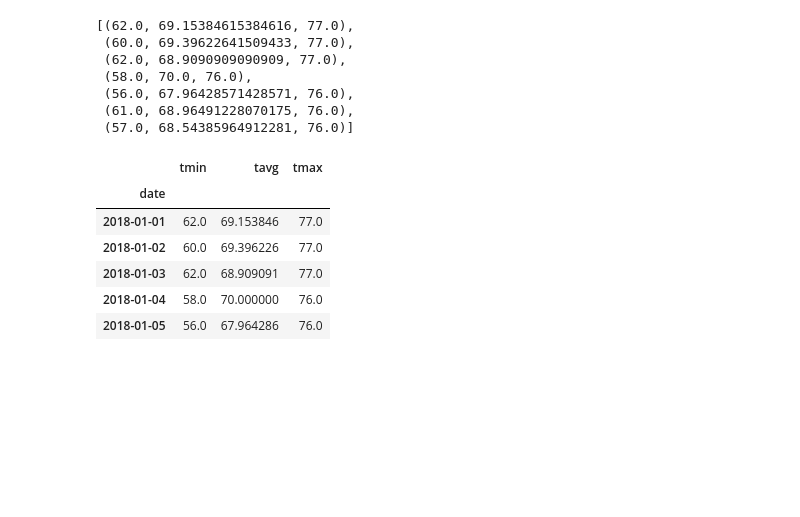
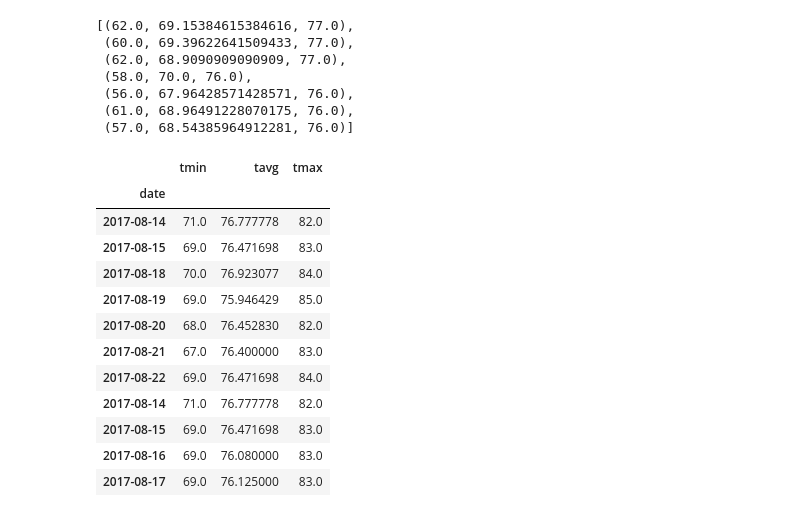
Before and after one commit to UncleBacon/sqlalchemy-challenge, a Jupyter notebook: Instructions/climate_starter.ipynb, the cells around one changed output. Saved outputs shown, nothing was run; the diff lists cells and outputs as text; code cells hidden in the pictures; blank space fills up the shorter version.

```diff
--- a/Instructions/climate_starter.ipynb
+++ b/Instructions/climate_starter.ipynb
@@ -298,8 +293,8 @@ def daily_normals(date):
 
     """
 
-    sel = [func.min(Measurement.tobs), func.avg(Measurement.tobs), func.max(Measurement.tobs)]
-    return session.query(*sel).filter(func.strftime("%m-%d", Measurement.date) == date).all()
+    sel = [func.min(measurement.tobs), func.avg(measurement.tobs), func.max(measurement.tobs)]
+    return session.query(*sel).filter(func.strftime("%m-%d", measurement.date) == date).all()
 
 daily_normals("01-01")
 # %% [output]
@@ -310,19 +305,24 @@ daily_normals("01-01")
 normals = []
 
 # Set the start and end date of the trip
-start_date = max_date
-end_date =  year_ago
+
+start_date = datetime.strptime(max_date, '%Y-%m-%d').date()
+end_date =  start_date - dt.timedelta(days=10)
 
 # Use the start and end date to create a range of dates
 dates = session.query(measurement.date).filter(measurement.date<start_date).filter(measurement.date>end_date).all()
 
-# Stip off the year and save a list of %m-%d strings
 
-for date in dates:
-#     dates2 = datetime.strptime(date, '%m-%d').date()
-    print(datetime.strptime(date, '%m-%d').date())
+# Strip off the year and save a list of %m-%d strings
 
+datez = [date[0] for date in dates]
+
+for date in datez:
+    x = datetime.strptime(date,'%Y-%m-%d')
+    normals.append(daily_normals(x.strftime('%m-%d')))
 
 
 # Loop through the list of %m-%d strings and calculate the normals for each date
+
+normals
 # %% [output]
@@ -349,11 +365,30 @@ TypeError: strptime() argument 1 must be str, not result
  (57.0, 68.54385964912281, 76.0)]
 # %%
 # Load the previous query results into a Pandas DataFrame and add the `trip_dates` range as the `date` index
+
+tmin = [x[0][0] for x in normals]
+tavg = [x[0][1] for x in normals]
+tmax = [x[0][2] for x in normals]
+
+data = {'date':datez,
+       'tmin':tmin,
+       'tavg':tavg,
+       'tmax':tmax}
+df = pd.DataFrame(data).set_index('date')
+
+df2 = df[0:11]
+df2
 # %% [output]
 |  | tmin | tavg | tmax |
 | date |  |  |  |
-| 2018-01-01 | 62.0 | 69.153846 | 77.0 |
-| 2018-01-02 | 60.0 | 69.396226 | 77.0 |
-| 2018-01-03 | 62.0 | 68.909091 | 77.0 |
-| 2018-01-04 | 58.0 | 70.000000 | 76.0 |
-| 2018-01-05 | 56.0 | 67.964286 | 76.0 |
+| 2017-08-14 | 71.0 | 76.777778 | 82.0 |
+| 2017-08-15 | 69.0 | 76.471698 | 83.0 |
+| 2017-08-18 | 70.0 | 76.923077 | 84.0 |
+| 2017-08-19 | 69.0 | 75.946429 | 85.0 |
+| 2017-08-20 | 68.0 | 76.452830 | 82.0 |
+| 2017-08-21 | 67.0 | 76.400000 | 83.0 |
+| 2017-08-22 | 69.0 | 76.471698 | 84.0 |
+| 2017-08-14 | 71.0 | 76.777778 | 82.0 |
+| 2017-08-15 | 69.0 | 76.471698 | 83.0 |
+| 2017-08-16 | 69.0 | 76.080000 | 83.0 |
+| 2017-08-17 | 69.0 | 76.125000 | 83.0 |
```
Also changed, not shown: parts of 7 cells of this notebook.
